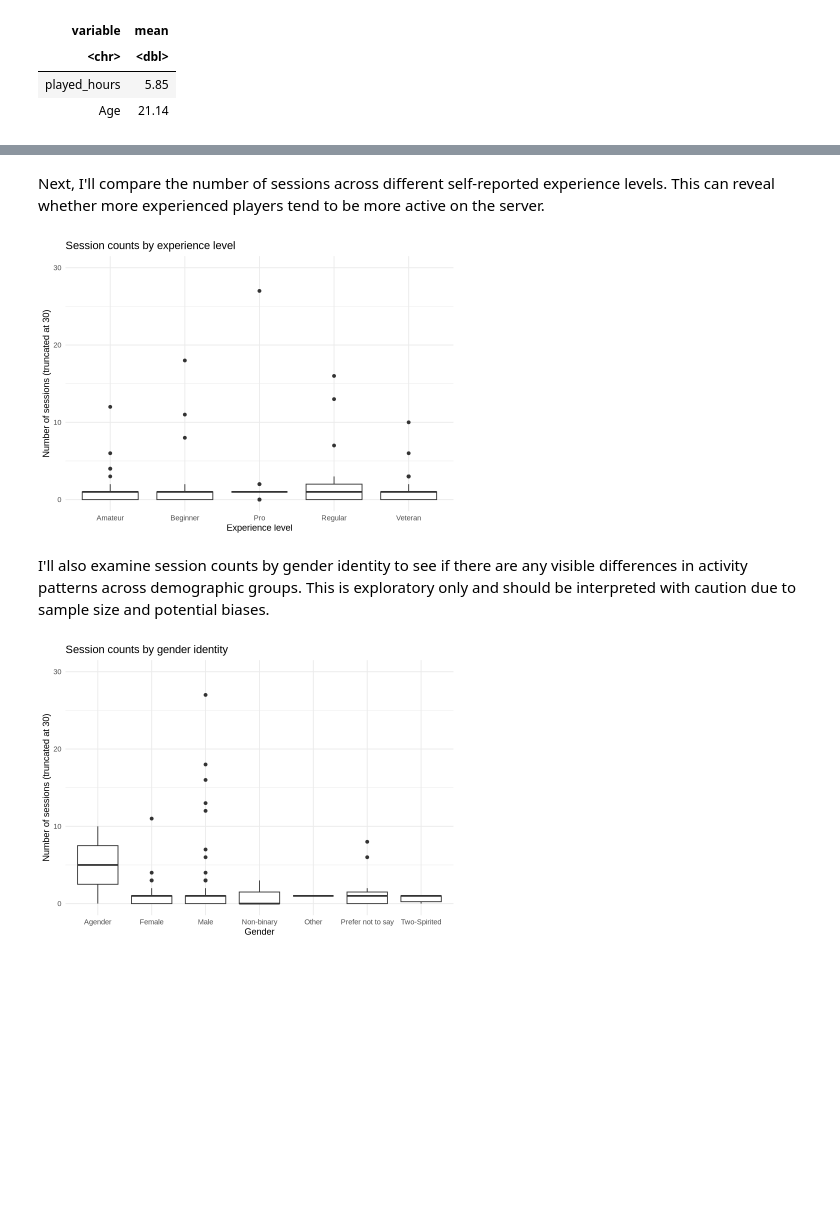
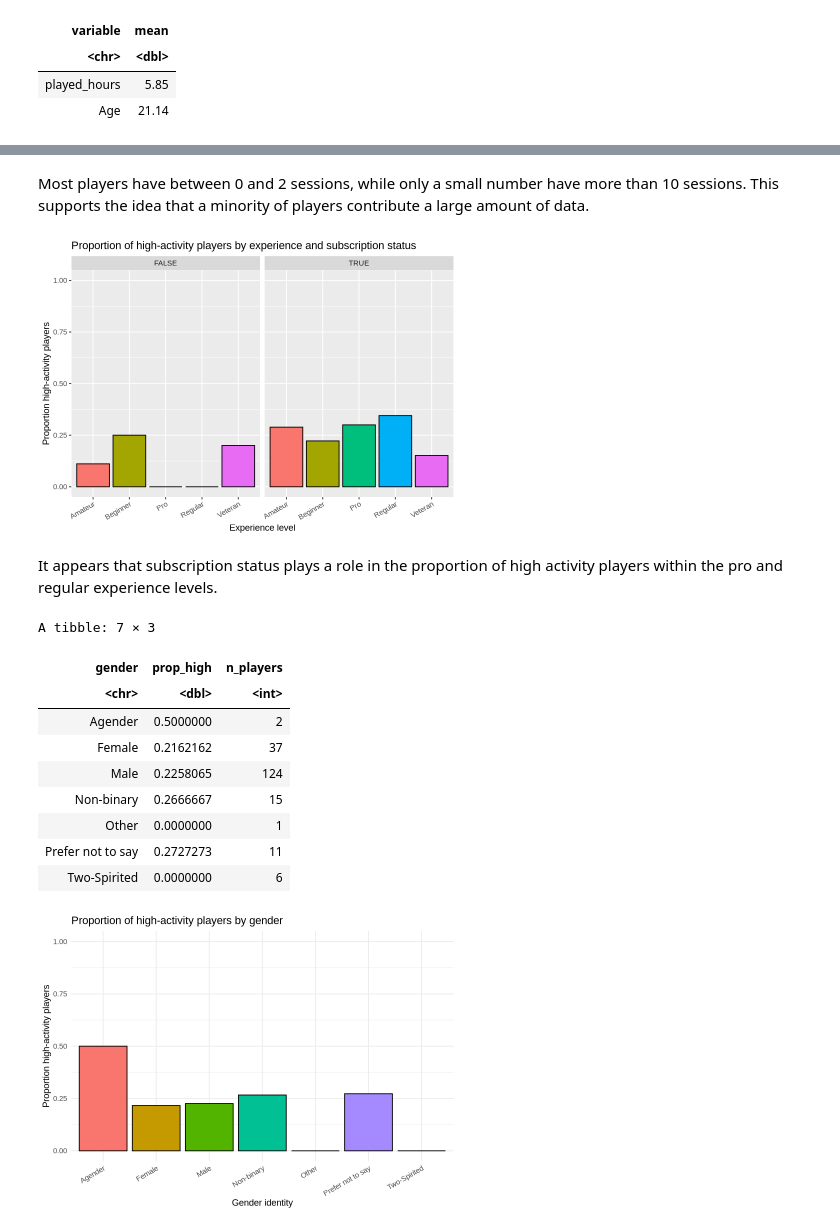
Before and after one commit to Elijah-Lal/Individual-Project-Planning-Stage, a Jupyter notebook: Individual.ipynb, the cells around one changed output, grey strips where cells are left out. Drawn from its saved outputs; the diff is of its cells as text; code cells hidden in the pictures; blank space fills up the shorter version.

Commit message:
added visualisations and methods/plan

```diff
--- a/Individual.ipynb
+++ b/Individual.ipynb
@@ -238,29 +173,66 @@ ggplot(players_joined, aes(x = n_sessions)) +
 # %% [markdown]
-Next, I'll compare the number of sessions across different self-reported experience levels. This can reveal whether more experienced players tend to be more active on the server.
+Most players have between 0 and 2 sessions, while only a small number have more than 10 sessions. This supports the idea that a minority of players contribute a large amount of data.
 # %%
-ggplot(players_joined, aes(x = experience, y = n_sessions)) +
-  geom_boxplot() +
-  coord_cartesian(ylim = c(0, 30)) +
+# Computing the proportion of high-activity players by experience and subscription
+activity_by_exp_sub <- players_joined |>
+  group_by(experience, subscribe) |>
+  summarise (
+    prop_high = mean(HighActivity),
+    .groups = "drop"
+  )
+
+ggplot(activity_by_exp_sub, aes(x = experience, y = prop_high, fill = experience)) +
+  geom_bar(stat = "identity", color = "black") +
+  facet_grid(. ~ subscribe) +
+  ylim(0, 1) +
   labs(
-    title = "Session counts by experience level",
+    title = "Proportion of high-activity players by experience and subscription status",
     x = "Experience level",
-    y = "Number of sessions (truncated at 30)"
+    y = "Proportion high-activity players"
   ) +
-  theme_minimal()
+  theme(
+    legend.position = "none",
+    axis.text.x = element_text(angle = 30, hjust = 1)
+  )
 # %% [output]
-[figure, old version]
+[figure, new version]
 # %% [markdown]
-I'll also examine session counts by gender identity to see if there are any visible differences in activity patterns across demographic groups. This is exploratory only and should be interpreted with caution due to sample size and potential biases.
+It appears that subscription status plays a role in the proportion of high activity players within the pro and regular experience levels.
 # %%
-ggplot(players_joined, aes(x = gender, y = n_sessions)) +
-  geom_boxplot() +
-  coord_cartesian(ylim = c(0, 30)) +
+# Computing proportion of high-activity players by gender
+activity_by_gender <- players_joined |>
+  group_by(gender) |>
+  summarise(
+    prop_high = mean(HighActivity),
+    n_players = n(),
+    .groups = "drop"
+  )
+
+activity_by_gender
+
+ggplot(activity_by_gender, aes(x = gender, y = prop_high, fill = gender)) +
+  geom_bar(stat = "identity", color = "black") +
+  ylim(0, 1) +
   labs(
-    title = "Session counts by gender identity",
-    x = "Gender",
-    y = "Number of sessions (truncated at 30)"
+    title = "Proportion of high-activity players by gender",
+    x = "Gender identity",
+    y = "Proportion high-activity players"
   ) +
-  theme_minimal()
+  theme_minimal() +
+  theme(
+    legend.position = "none",
+    axis.text.x = element_text(angle = 30, hjust = 1)
+  )
 # %% [output]
+A tibble: 7 × 3
+| gender | prop_high | n_players |
+| <chr> | <dbl> | <int> |
+| Agender | 0.5000000 | 2 |
+| Female | 0.2162162 | 37 |
+| Male | 0.2258065 | 124 |
+| Non-binary | 0.2666667 | 15 |
+| Other | 0.0000000 | 1 |
+| Prefer not to say | 0.2727273 | 11 |
+| Two-Spirited | 0.0000000 | 6 |
-[figure, old version]
+[figure, new version]
 # %% [markdown]
```
Also changed, not shown: parts of 16 cells of this notebook.
